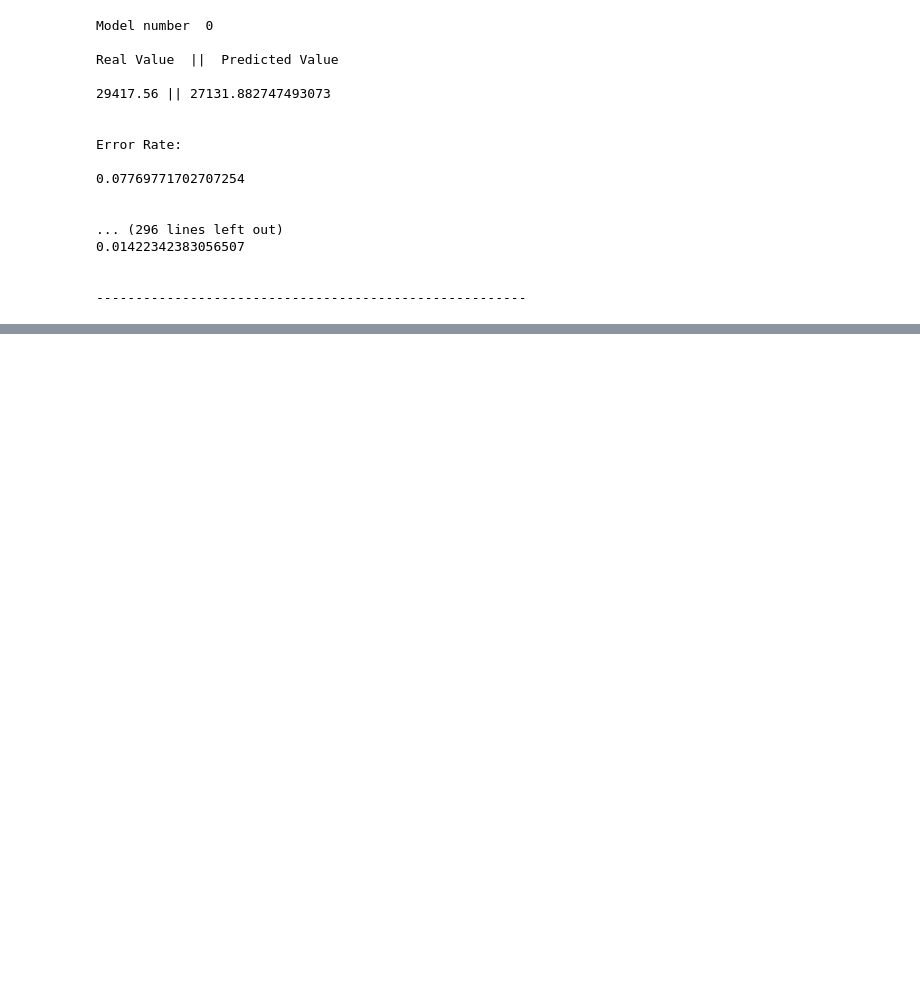
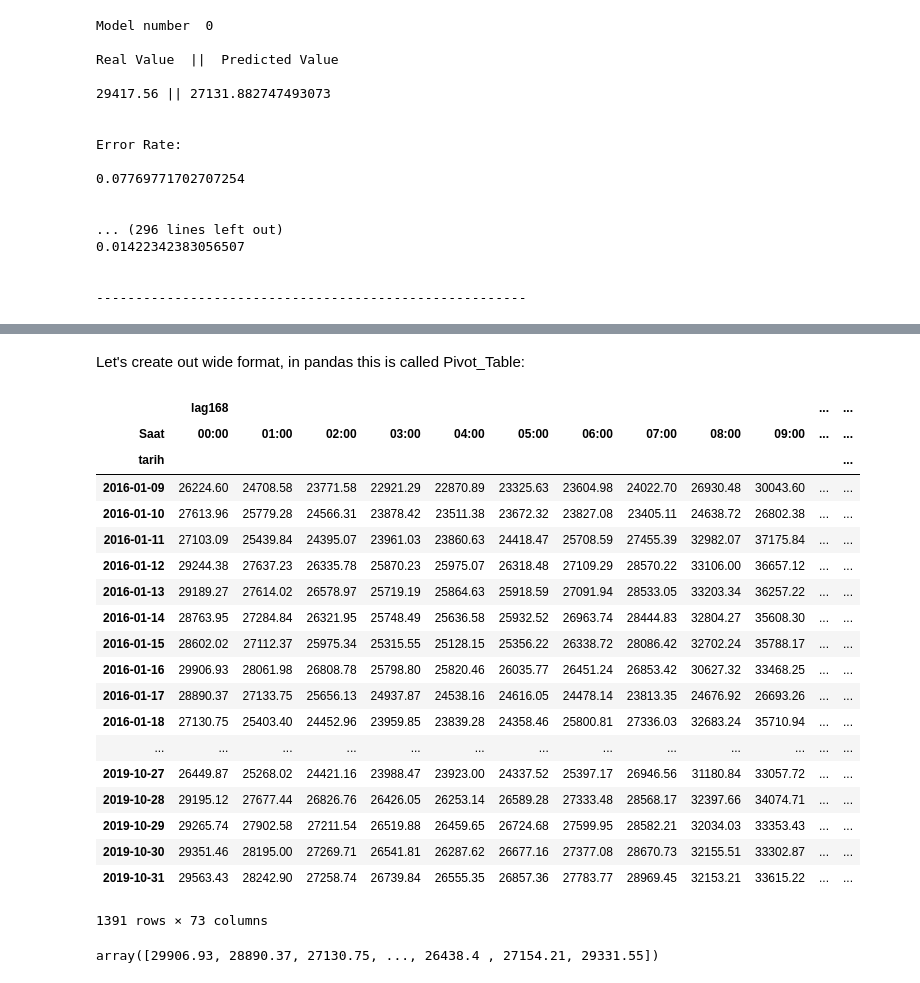
Before and after one commit to BU-IE-582/fall19-GnyEser, a Jupyter notebook: Homework1,2,3.ipynb, the cells around one changed output, grey strips where cells are left out. Cells and saved outputs as stored; diff of their text form; code cells hidden in the pictures; blank space fills up the shorter version.

```diff
--- a/Homework1.ipynb
+++ b/Homework1,2,3.ipynb
@@ -1631,12 +1631,15 @@ predictions_c
 # %% [markdown]
 **Let us calculate the MAPE error for each hour:**
 # %%
+error_c = list()
 for i in range(len(predictions_c)):
     print(f"Model number  {i}\n")
     print(f"Real Value  ||  Predicted Value\n")
     print(reals[i] , '||' , predictions_c[i])
     print("\n")
     print("Error Rate:\n")
+    hata_c = (abs(reals[i] - predictions_c[i]) / reals[i])
+    error_c.append(hata_c*100)
     print(abs(reals[i] - predictions_c[i]) / reals[i])
     print("\n")
     print("-------------------------------------------------------")
@@ -1660,0 +1681,34 @@ Error Rate:
+# %% [markdown]
+Let's create out wide format, in pandas this is called Pivot_Table:
+# %%
+wide = pd.pivot_table(data_c, values=['lag48','lag168'], columns='Saat', index=['tarih'])
+# %%
+for i in hours:
+    wide[f'consumption_{i}'] = cons[cons['Saat'] == i].tuketim.values
+# %%
+wide
+# %% [output]
+|  | lag168 |  |  |  |  |  |  |  |  |  | ... | ... |
+| Saat | 00:00 | 01:00 | 02:00 | 03:00 | 04:00 | 05:00 | 06:00 | 07:00 | 08:00 | 09:00 | ... | ... |
+| tarih |  |  |  |  |  |  |  |  |  |  |  | ... |
+| 2016-01-09 | 26224.60 | 24708.58 | 23771.58 | 22921.29 | 22870.89 | 23325.63 | 23604.98 | 24022.70 | 26930.48 | 30043.60 | ... | ... |
+| 2016-01-10 | 27613.96 | 25779.28 | 24566.31 | 23878.42 | 23511.38 | 23672.32 | 23827.08 | 23405.11 | 24638.72 | 26802.38 | ... | ... |
+| 2016-01-11 | 27103.09 | 25439.84 | 24395.07 | 23961.03 | 23860.63 | 24418.47 | 25708.59 | 27455.39 | 32982.07 | 37175.84 | ... | ... |
+| 2016-01-12 | 29244.38 | 27637.23 | 26335.78 | 25870.23 | 25975.07 | 26318.48 | 27109.29 | 28570.22 | 33106.00 | 36657.12 | ... | ... |
+| 2016-01-13 | 29189.27 | 27614.02 | 26578.97 | 25719.19 | 25864.63 | 25918.59 | 27091.94 | 28533.05 | 33203.34 | 36257.22 | ... | ... |
+| 2016-01-14 | 28763.95 | 27284.84 | 26321.95 | 25748.49 | 25636.58 | 25932.52 | 26963.74 | 28444.83 | 32804.27 | 35608.30 | ... | ... |
+| 2016-01-15 | 28602.02 | 27112.37 | 25975.34 | 25315.55 | 25128.15 | 25356.22 | 26338.72 | 28086.42 | 32702.24 | 35788.17 | ... | ... |
+| 2016-01-16 | 29906.93 | 28061.98 | 26808.78 | 25798.80 | 25820.46 | 26035.77 | 26451.24 | 26853.42 | 30627.32 | 33468.25 | ... | ... |
+| 2016-01-17 | 28890.37 | 27133.75 | 25656.13 | 24937.87 | 24538.16 | 24616.05 | 24478.14 | 23813.35 | 24676.92 | 26693.26 | ... | ... |
+| 2016-01-18 | 27130.75 | 25403.40 | 24452.96 | 23959.85 | 23839.28 | 24358.46 | 25800.81 | 27336.03 | 32683.24 | 35710.94 | ... | ... |
+| ... | ... | ... | ... | ... | ... | ... | ... | ... | ... | ... | ... | ... |
+| 2019-10-27 | 26449.87 | 25268.02 | 24421.16 | 23988.47 | 23923.00 | 24337.52 | 25397.17 | 26946.56 | 31180.84 | 33057.72 | ... | ... |
+| 2019-10-28 | 29195.12 | 27677.44 | 26826.76 | 26426.05 | 26253.14 | 26589.28 | 27333.48 | 28568.17 | 32397.66 | 34074.71 | ... | ... |
+| 2019-10-29 | 29265.74 | 27902.58 | 27211.54 | 26519.88 | 26459.65 | 26724.68 | 27599.95 | 28582.21 | 32034.03 | 33353.43 | ... | ... |
+| 2019-10-30 | 29351.46 | 28195.00 | 27269.71 | 26541.81 | 26287.62 | 26677.16 | 27377.08 | 28670.73 | 32155.51 | 33302.87 | ... | ... |
+| 2019-10-31 | 29563.43 | 28242.90 | 27258.74 | 26739.84 | 26555.35 | 26857.36 | 27783.77 | 28969.45 | 32153.21 | 33615.22 | ... | ... |
+1391 rows × 73 columns
+# %%
+cons[cons['Saat'] == '00:00']['tuketim'].values
+# %% [output]
+array([29906.93, 28890.37, 27130.75, ..., 26438.4 , 27154.21, 29331.55])
```
Also changed, not shown: parts of 23 cells of this notebook, 3 other files.
